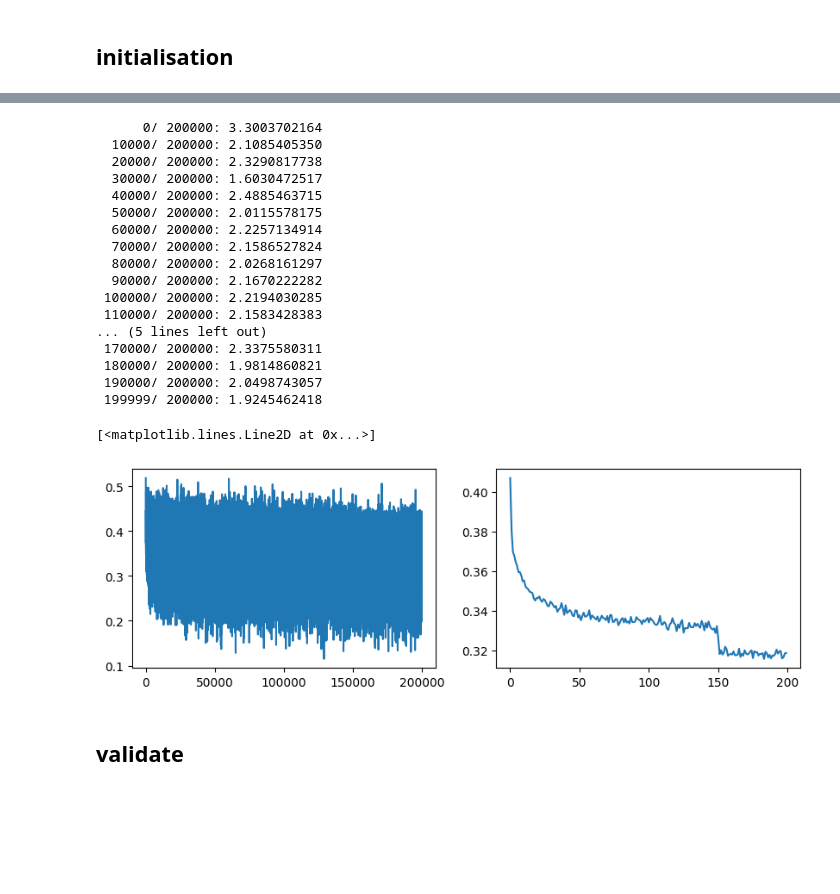
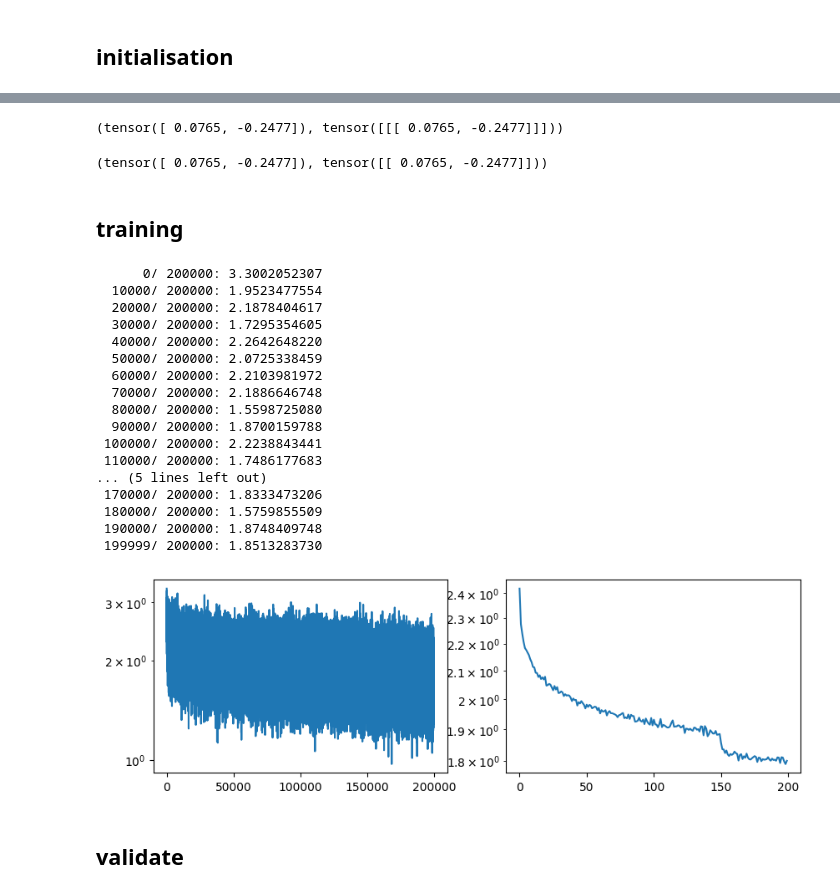
Before and after one commit to romenlaw/NaiveNeuralNetwork, a Jupyter notebook: makemore_wavenet.ipynb, the cells around one changed output, grey strips where cells are left out. Cells and saved outputs as stored; diff of their text form; code cells hidden in the pictures; blank space fills up the shorter version.

```diff
--- a/makemore_wavenet.ipynb
+++ b/makemore_wavenet.ipynb
@@ -47,7 +55,7 @@ random.seed(42)
 random.shuffle(words) # shuffle is in-place
 
 
-block_size=3
+block_size=8 # for wavenet we change it from 3 to 8.
 X, Y = [], []
 context = []
 for w in words:
@@ -56,6 +64,7 @@ for w in words:
     ix = stoi[c]
     X.append(context)
     Y.append(ix)
+    #print(''.join([itos[i] for i in context]) + ' ---> ' + c)
     if c=='.':
       break
     context = context[1:] + [ix]
@@ -185,13 +218,14 @@ class Sequential:
 # %%
 torch.manual_seed(42)
 
-emb_dim = 10
-hidden_dim = 200
+emb_dim = 24 # 10
+hidden_dim = 128 # choose 68 because totol #param is roughly the same as before
 
-#C = torch.randn((vocab_size, emb_dim))
 model = Sequential([ Embedding(vocab_size, emb_dim),
-    Flatten(),
-    Linear(emb_dim*block_size, hidden_dim, bias=False), BatchNorm1d(hidden_dim), Tanh(),
+    # we feed bi-grams int Linear layers instead of block_size of 8:
+    FlattenConsecutive(2), Linear(emb_dim*2, hidden_dim, bias=False), BatchNorm1d(hidden_dim), Tanh(),
+    FlattenConsecutive(2), Linear(hidden_dim*2, hidden_dim, bias=False), BatchNorm1d(hidden_dim), Tanh(),
+    FlattenConsecutive(2), Linear(hidden_dim*2, hidden_dim, bias=False), BatchNorm1d(hidden_dim), Tanh(),
     Linear(hidden_dim, vocab_size) # output layer
 ])
 with torch.no_grad():
@@ -211,0 +248,6 @@ emb_dim*block_size * hidden_dim + hidden_dim*2 + hidden_dim*vocab_size +vocab_si
+# %%
+# construct a mini-batch of 4 samples
+ix = torch.randint(0, X_train.shape[0], (4,))
+Xb, Yb = X_train[ix], Y_train[ix]
+logits = model(Xb)
+Xb.shape, Xb # the batch has 4 samples, each sample is 8-characters
@@ -212,3 +363,13 @@ emb_dim*block_size * hidden_dim + hidden_dim*2 + hidden_dim*vocab_size +vocab_si
+# %%
+e.mean((0,1)), e.mean((0,1), keepdim=True)
+# %% [output]
+(tensor([ 0.0765, -0.2477]), tensor([[[ 0.0765, -0.2477]]]))
+# %%
+e.view(-1, 2).mean(dim=0), e.view(-1, 2).mean(dim=0, keepdim=True)
+# %% [output]
+(tensor([ 0.0765, -0.2477]), tensor([[ 0.0765, -0.2477]]))
+# %% [markdown]
+## training
 # %%
 max_steps=200000
 batch_size=32
@@ -235,35 +396,36 @@ for step in range(max_steps):
 
   if step % 10000 ==0:
     print('%7d/%7d: %2.10f' % (step, max_steps, loss))
-  lossi.append(loss.log10().item())
+  lossi.append(loss.item())
 
   #break
 print('%7d/%7d: %2.10f' % (step, max_steps, loss))
 # %% [output]
-      0/ 200000: 3.3003702164
-  10000/ 200000: 2.1085405350
-  20000/ 200000: 2.3290817738
-  30000/ 200000: 1.6030472517
-  40000/ 200000: 2.4885463715
-  50000/ 200000: 2.0115578175
-  60000/ 200000: 2.2257134914
-  70000/ 200000: 2.1586527824
-  80000/ 200000: 2.0268161297
-  90000/ 200000: 2.1670222282
- 100000/ 200000: 2.2194030285
- 110000/ 200000: 2.1583428383
+      0/ 200000: 3.3002052307
+  10000/ 200000: 1.9523477554
+  20000/ 200000: 2.1878404617
+  30000/ 200000: 1.7295354605
+  40000/ 200000: 2.2642648220
+  50000/ 200000: 2.0725338459
+  60000/ 200000: 2.2103981972
+  70000/ 200000: 2.1886646748
+  80000/ 200000: 1.5598725080
+  90000/ 200000: 1.8700159788
+ 100000/ 200000: 2.2238843441
+ 110000/ 200000: 1.7486177683
 ... (5 lines left out)
- 170000/ 200000: 2.3375580311
- 180000/ 200000: 1.9814860821
- 190000/ 200000: 2.0498743057
- 199999/ 200000: 1.9245462418
+ 170000/ 200000: 1.8333473206
+ 180000/ 200000: 1.5759855509
+ 190000/ 200000: 1.8748409748
+ 199999/ 200000: 1.8513283730
 # %%
 fig, (ax1, ax2) = plt.subplots(1, 2, figsize=(10, 3))
 ax1.plot(lossi)
+ax1.set_yscale('log')
 ax2.plot(torch.tensor(lossi).view(-1, 1000).mean(1))
+ax2.set_yscale('log')
 # %% [output]
-[<matplotlib.lines.Line2D at 0x...>]
-[figure, old version]
+[figure, new version]
 # %% [markdown]
 ## validate
 # %%
```
Also changed, not shown: parts of 27 cells of this notebook.
